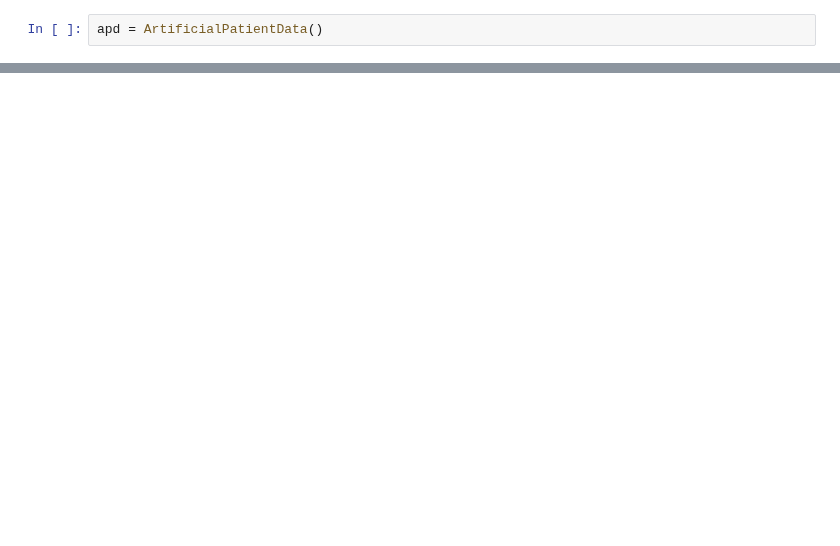
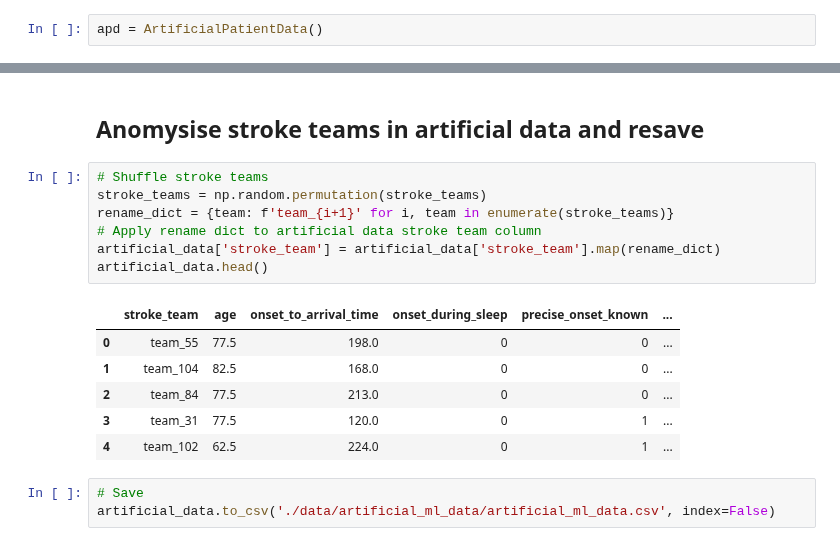
Before and after one commit to samuel-book/samuel_2_production, a Jupyter notebook: 5_artificial_data.ipynb, the cells around one changed output, grey strips where cells are left out. Drawn from its saved outputs; the diff is of its cells as text; blank space fills up the shorter version.

```diff
--- a/5_artificial_data.ipynb
+++ b/5_artificial_data.ipynb
@@ -23,0 +257,19 @@ apd.generated_data.head().T
+# %% [markdown]
+## Anomysise stroke teams in artificial data and resave
+# %%
+# Shuffle stroke teams
+stroke_teams = np.random.permutation(stroke_teams)
+rename_dict = {team: f'team_{i+1}' for i, team in enumerate(stroke_teams)}
+# Apply rename dict to artificial data stroke team column
+artificial_data['stroke_team'] = artificial_data['stroke_team'].map(rename_dict)
+artificial_data.head()
+# %% [output]
+|  | stroke_team | age | onset_to_arrival_time | onset_during_sleep | precise_onset_known | ... |
+| 0 | team_55 | 77.5 | 198.0 | 0 | 0 | ... |
+| 1 | team_104 | 82.5 | 168.0 | 0 | 0 | ... |
+| 2 | team_84 | 77.5 | 213.0 | 0 | 0 | ... |
+| 3 | team_31 | 77.5 | 120.0 | 0 | 1 | ... |
+| 4 | team_102 | 62.5 | 224.0 | 0 | 1 | ... |
+# %%
+# Save
+artificial_data.to_csv('./data/artificial_ml_data/artificial_ml_data.csv', index=False)
```
Also changed, not shown: parts of 23 cells of this notebook, 1 other file.
